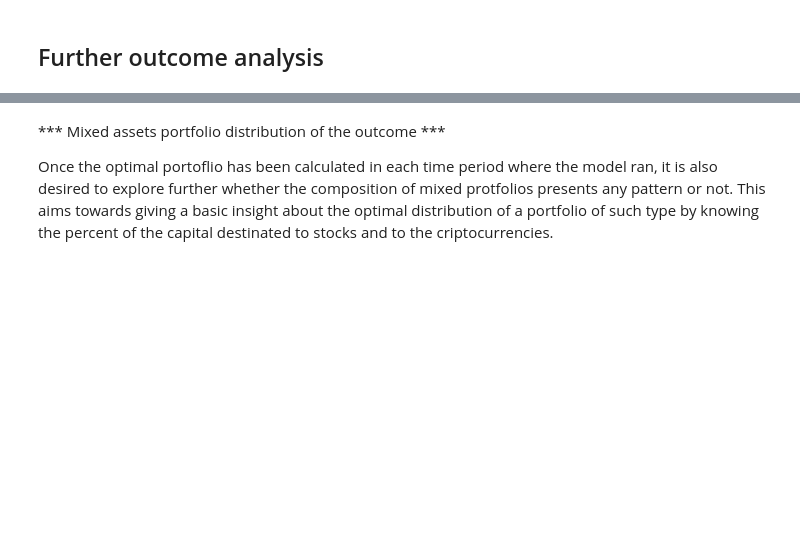
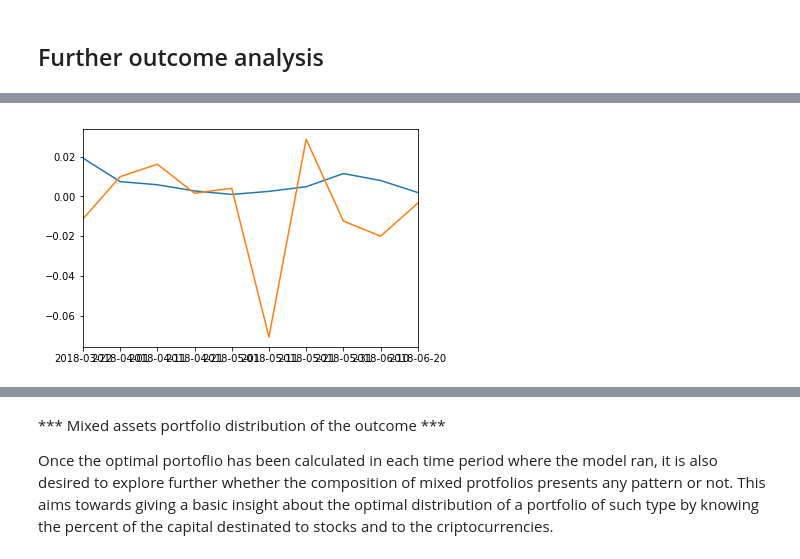
Before and after one commit to pablocs1288/markowitz_the_wizard, a Jupyter notebook: Implementation.ipynb, the cells around one changed output, grey strips where cells are left out. Cells and saved outputs as stored; diff of their text form; code cells hidden in the pictures; blank space fills up the shorter version.

Commit message:
notebook: Error analysis

```diff
--- a/Implementation.ipynb
+++ b/Implementation.ipynb
@@ -1318,0 +1215,44 @@ mixed_ts
+# %%
+def get_errors(simulation_outcomes, returns_df, time_window = 30):
+    substract_acum = 0
+    predicted_returns, real_returns = list(), list()
+    for date_index in simulation_outcomes.index:
+        day = datetime.strptime(date_index, '%Y-%m-%d')
+        # If the days checked are weekends, the friday before is considered instead
+        test_date_index = date_index
+        if day.weekday() == 5:
+            test_date_index = (day + relativedelta(days = -1)).strftime('%Y-%m-%d')
+        elif day.weekday() == 6:
+            test_date_index = (day + relativedelta(days = -2)).strftime('%Y-%m-%d')
+
+        # Holiday
+        try:
+            returns_df.loc[test_date_index]
+        except:
+            test_date_index = (datetime.strptime(test_date_index, '%Y-%m-%d') + relativedelta(days = -1)).strftime('%Y-%m-%d')
+
+        real_return = returns_df.loc[test_date_index].dot(simulation_outcomes.loc[date_index]['weights'])
+        predicted_return = simulation_outcomes.loc[date_index]['return']
+
+        predicted_returns.append(predicted_return)
+        real_returns.append(real_return)
+        substract_acum += (np.subtract(predicted_return, real_return))**2
+
+    std_error = np.sqrt(np.divide(substract_acum, time_window - 2))
+    return std_error, predicted_returns, real_returns
+
+
+def plot_error(predicted_returns, real_returns, index):
+    p_series = pd.Series(predicted_returns)
+    p_series.index = index
+    r_series = pd.Series(real_returns)
+    r_series.index = index
+
+    p_series.plot()
+    r_series.plot()
+# %%
+# Mixed
+std_error, predicted_returns, real_returns = get_errors(mixed_ts, percent_returns_pd, pre_fixed_time_window)
+plot_error(predicted_returns, real_returns, mixed_ts.index)
+# %% [output]
+[figure, added]
```
Also changed, not shown: parts of 18 cells of this notebook.
